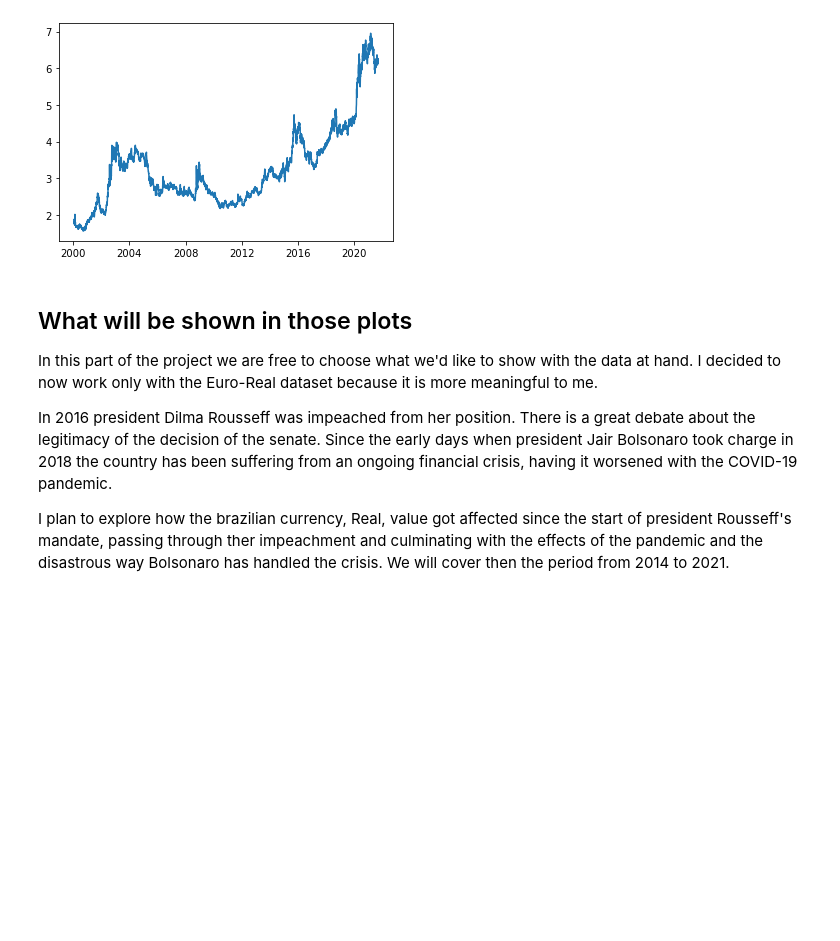
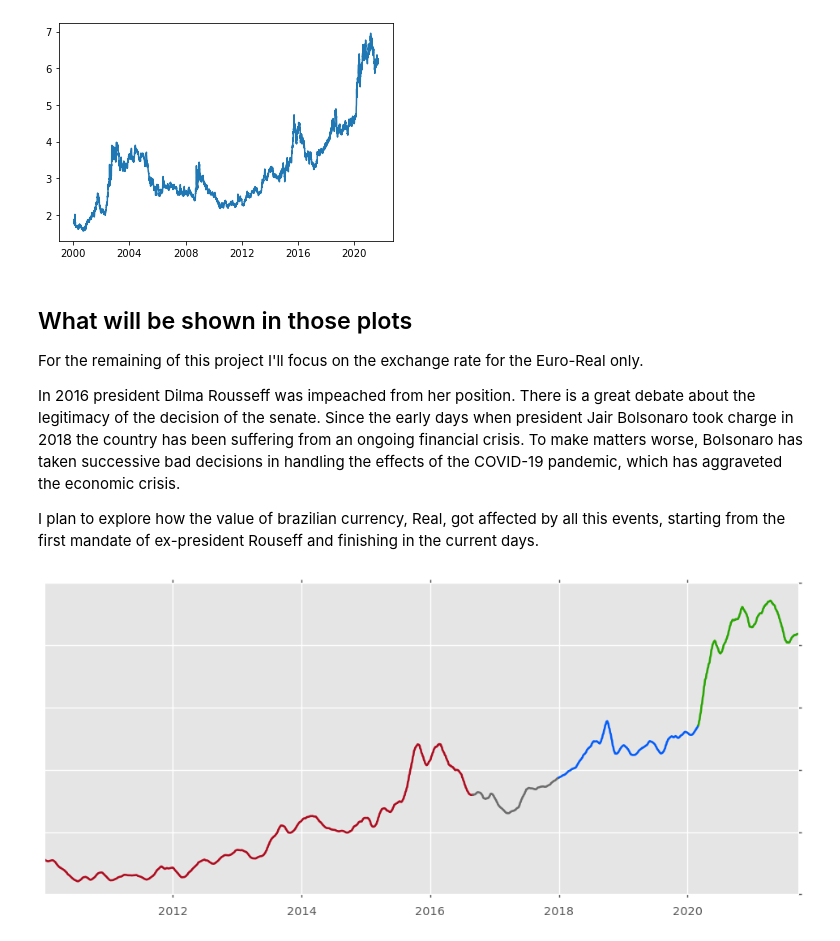
Before and after one commit to marwincarmo/dataquest-projects, a Jupyter notebook: exchange_rates.ipynb, the cells around one changed output. Cells and saved outputs as stored; diff of their text form; code cells hidden in the pictures; blank space fills up the shorter version.

Commit message:
plot draw start

```diff
--- a/exchange_rates.ipynb
+++ b/exchange_rates.ipynb
@@ -141,8 +142,44 @@ euro_to_real['rolling_mean'] = euro_to_real['BR_real'].rolling(30).mean()
 # %% [markdown]
 ## What will be shown in those plots
 
-In this part of the project we are free to choose what we'd like to show with the data at hand. I decided to now work only with the Euro-Real dataset because it is more meaningful to me.
+For the remaining of this project I'll focus on the exchange rate for the Euro-Real only.
 
-In 2016 president Dilma Rousseff was impeached from her position. There is a great debate about the legitimacy of the decision of the senate. Since the early days when president Jair Bolsonaro took charge in 2018 the country has been suffering from an ongoing financial crisis, having it worsened with the COVID-19 pandemic.
+In 2016 president Dilma Rousseff was impeached from her position. There is a great debate about the legitimacy of the decision of the senate. Since the early days when president Jair Bolsonaro took charge in 2018 the country has been suffering from an ongoing financial crisis. To make matters worse, Bolsonaro has taken successive bad decisions in handling the effects of the COVID-19 pandemic, which has aggraveted the economic crisis.
 
-I plan to explore how the brazilian currency, Real, value got affected since the start of president Rousseff's mandate, passing through ther impeachment and culminating with the effects of the pandemic and the disastrous way Bolsonaro has handled the crisis. We will cover then the period from 2014 to 2021.
+I plan to explore how the value of brazilian currency, Real, got affected by all this events, starting from the first mandate of ex-president Rouseff and finishing in the current days.
+# %%
+# subsetting data from 2010
+start_time = euro_to_real[euro_to_real['Time'] >= "2010-01-01" ]['Time']
+rolling_mean = euro_to_real[euro_to_real['Time'] >= "2010-01-01" ]['rolling_mean']
+
+style.use('ggplot')
+fig, ax = plt.subplots(figsize=(15, 6))
+
+# entire series
+ax.plot(time, rolling_mean, color='#af0b1e', alpha=0.1)
+
+# Dilma presidency
+ax.plot(euro_to_real[(euro_to_real['Time'] >= "2010-01-01") & (euro_to_real['Time'] <= "2016-08-31")]['Time'],
+        euro_to_real[(euro_to_real['Time'] >= "2010-01-01") & (euro_to_real['Time'] <= "2016-08-31")]['rolling_mean'],
+        color='#af0b1e')
+
+# Michael Temer presidency (vice-president assuming after Dilma has been expelled from the charge)
+ax.plot(euro_to_real[(euro_to_real['Time'] > "2016-08-31") & (euro_to_real['Time'] < "2018-01-01")]['Time'],
+        euro_to_real[(euro_to_real['Time'] > "2016-08-31") & (euro_to_real['Time'] < "2018-01-01")]['rolling_mean'],
+        color='#6D6D6D')
+
+# Jair Bolsonaro elected
+ax.plot(euro_to_real[(euro_to_real['Time'] >= "2018-01-01") & (euro_to_real['Time'] < "2020-03-01")]['Time'],
+        euro_to_real[(euro_to_real['Time'] >= "2018-01-01") & (euro_to_real['Time'] < "2020-03-01")]['rolling_mean'],
+        color='#005DFF')
+
+# Brasilia, Brazil's capital starts lockdown mandate due to COVID-19 outbreak
+ax.plot(euro_to_real[(euro_to_real['Time'] >= "2020-03-01")]['Time'],
+        euro_to_real[(euro_to_real['Time'] >= "2020-03-01")]['rolling_mean'],
+        color='#26A700')
+
+ax.set_yticklabels(labels ='') # remove y ticks labels
+ax.tick_params(left=0)
+plt.show()
+# %% [output]
+[figure, added]
```
Also changed, not shown: parts of 5 cells of this notebook.
